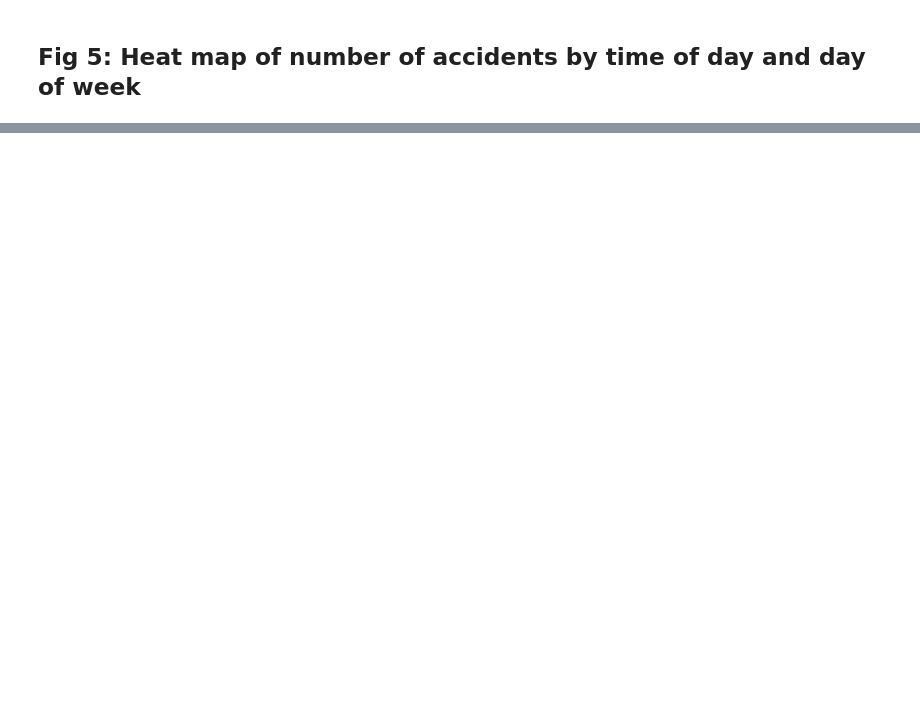
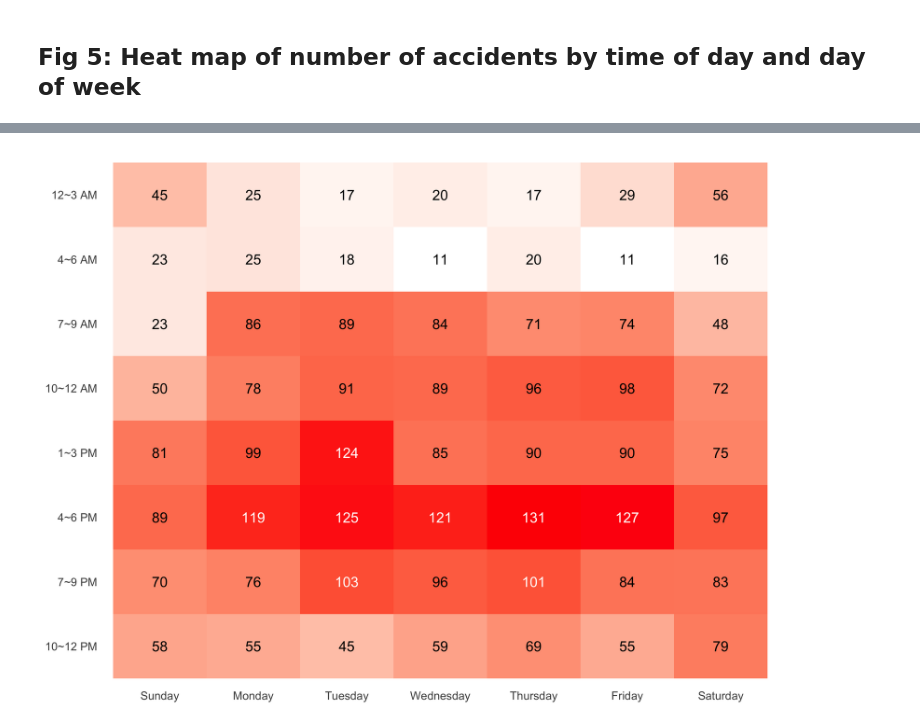
Before and after one commit to zs-barnes/Traffic-Collisions-EDA, a Jupyter notebook: EDA_Viz_Final_Project_Code_clean.ipynb, the cells around one changed output, grey strips where cells are left out. Saved outputs shown, nothing was run; the diff lists cells and outputs as text; code cells hidden in the pictures; blank space fills up the shorter version.

```diff
--- a/EDA_Viz_Final_Project_Code_clean.ipynb
+++ b/EDA_Viz_Final_Project_Code_clean.ipynb
@@ -369,0 +394,5 @@ ylab("Count\n")
+# %%
+c['TIME_BUCKETS'] = c['COLLISION_TIME'].apply(time_buckets)
+
+time_buckets = ['10~12 PM', '7~9 PM', '4~6 PM', '1~3 PM', '10~12 AM', '7~9 AM', '4~6 AM', '12~3 AM']
+c['TIME_BUCKETS'] = c['TIME_BUCKETS'].astype('category',ordered=True,categories=time_buckets)
@@ -369,0 +401,4 @@ ylab("Count\n")
+# %%
+c['WEEKDAY_NAME'] = c['COLLISION_DATE'].dt.weekday_name
+weekday_names = ['Sunday','Monday','Tuesday','Wednesday','Thursday','Friday','Saturday']
+c['WEEKDAY_NAME'] = c['WEEKDAY_NAME'].astype('category',ordered=True,categories=weekday_names)
@@ -369,0 +407,4 @@ ylab("Count\n")
+# %%
+c_ct = c[['WEEKDAY_NAME','TIME_BUCKETS','CASE_ID']].groupby(['WEEKDAY_NAME','TIME_BUCKETS']).count().reset_index()
+c_ct.columns = ['WEEKDAY_NAME','TIME_BUCKETS','COUNT']
+c_ct.head()
@@ -369,0 +420,19 @@ ylab("Count\n")
+# %%
+%%R -w 8 -h 6 --units in -r 400
+
+ggplot() +
+    geom_tile(aes(x= WEEKDAY_NAME,y=TIME_BUCKETS,fill=COUNT),data=c_ct) +
+    geom_text(aes(x= WEEKDAY_NAME,y=TIME_BUCKETS,label=COUNT,colour = COUNT > 100),data=c_ct) +
+    scale_fill_gradient(low = "white", high = "red",name='Number of Collisions') +
+    scale_color_manual(guide = FALSE, values = c("black", "white"))+
+    theme_minimal()+
+    theme(axis.title.x = element_blank(),
+          axis.title.y = element_blank(),
+          axis.ticks.x = element_blank(),
+          legend.position="none",
+          panel.grid.major = element_blank(),
+          panel.grid.minor = element_blank(),
+          panel.background = element_blank())
+# ggsave('heatmap.png')
+# %% [output]
+[figure, added]
```
Also changed, not shown: parts of 14 cells of this notebook.
